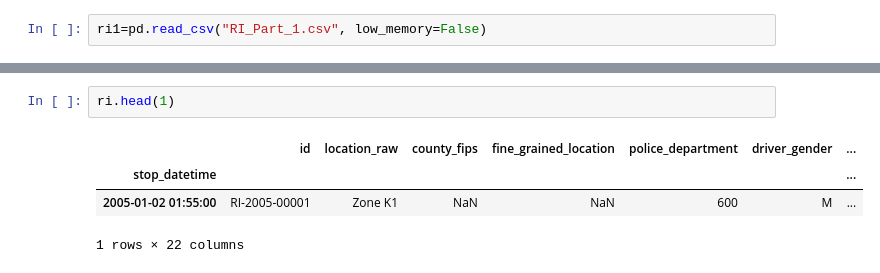
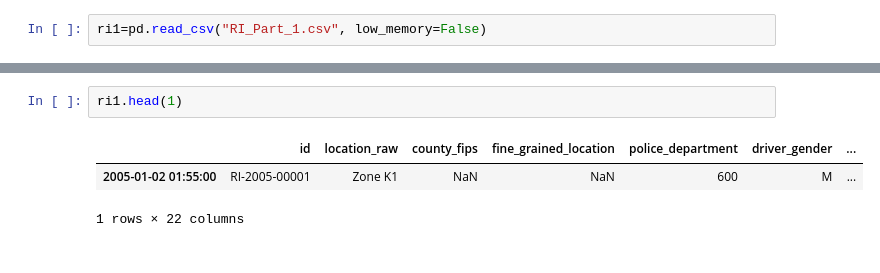
Before and after one commit to Bir01/02_DATA_SCIENCE_DATA_ANALYTICS_MODULE, a Jupyter notebook: 2- Weekly Agendas/Week_5/TrafficPoliceStopProject_Part-1_Preparing_week5_Birgül.ipynb, the cells around one changed output, grey strips where cells are left out. Drawn from its saved outputs; the diff is of its cells as text.

```diff
--- a/2- Weekly Agendas/Week_5/TrafficPoliceStopProject_Part-1_Preparing_week5_Birgül.ipynb
+++ b/2- Weekly Agendas/Week_5/TrafficPoliceStopProject_Part-1_Preparing_week5_Birgül.ipynb
@@ -481,9 +481,8 @@ Data columns (total 22 columns):
 dtypes: bool(4), float64(4), object(14)
 memory usage: 7.1+ MB
 # %%
-ri.head(1)
+ri1.head(1)
 # %% [output]
 |  | id | location_raw | county_fips | fine_grained_location | police_department | driver_gender | ... |
-| stop_datetime |  |  |  |  |  |  | ... |
 | 2005-01-02 01:55:00 | RI-2005-00001 | Zone K1 | NaN | NaN | 600 | M | ... |
 1 rows × 22 columns
```
Also changed, not shown: parts of 2 cells of this notebook, 9 other files.
